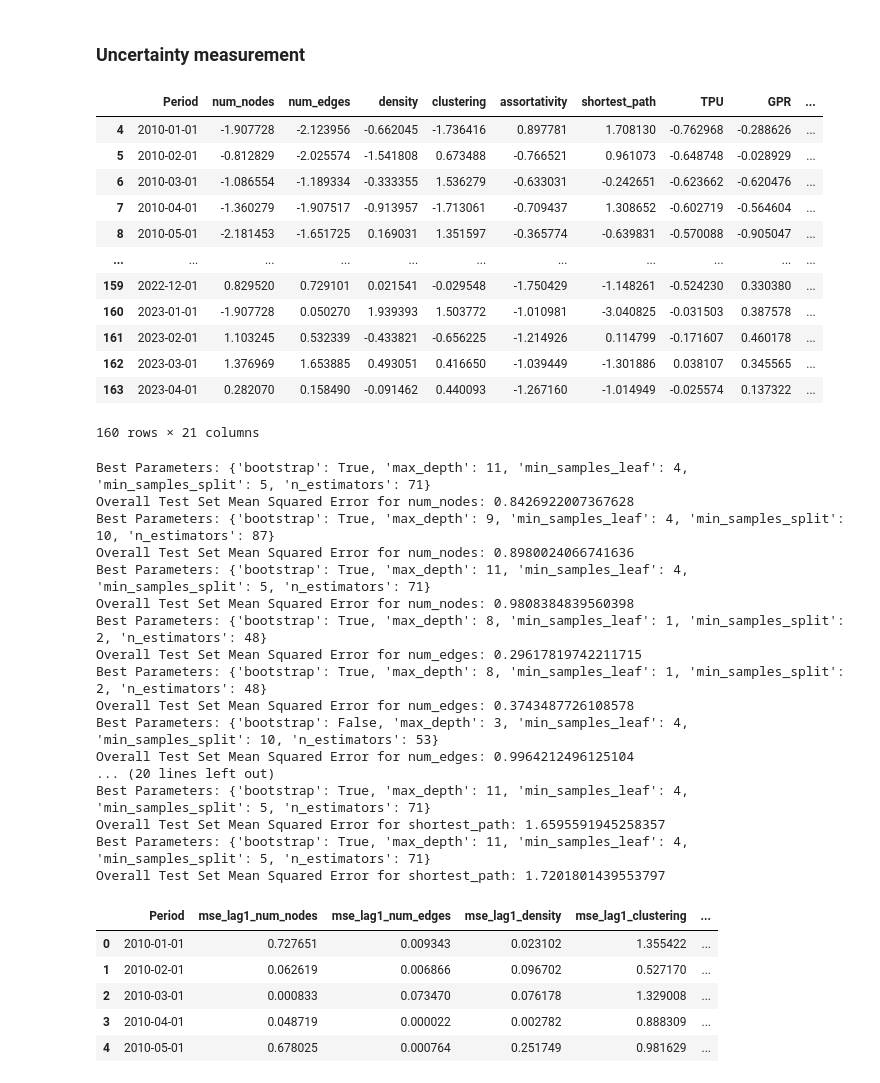
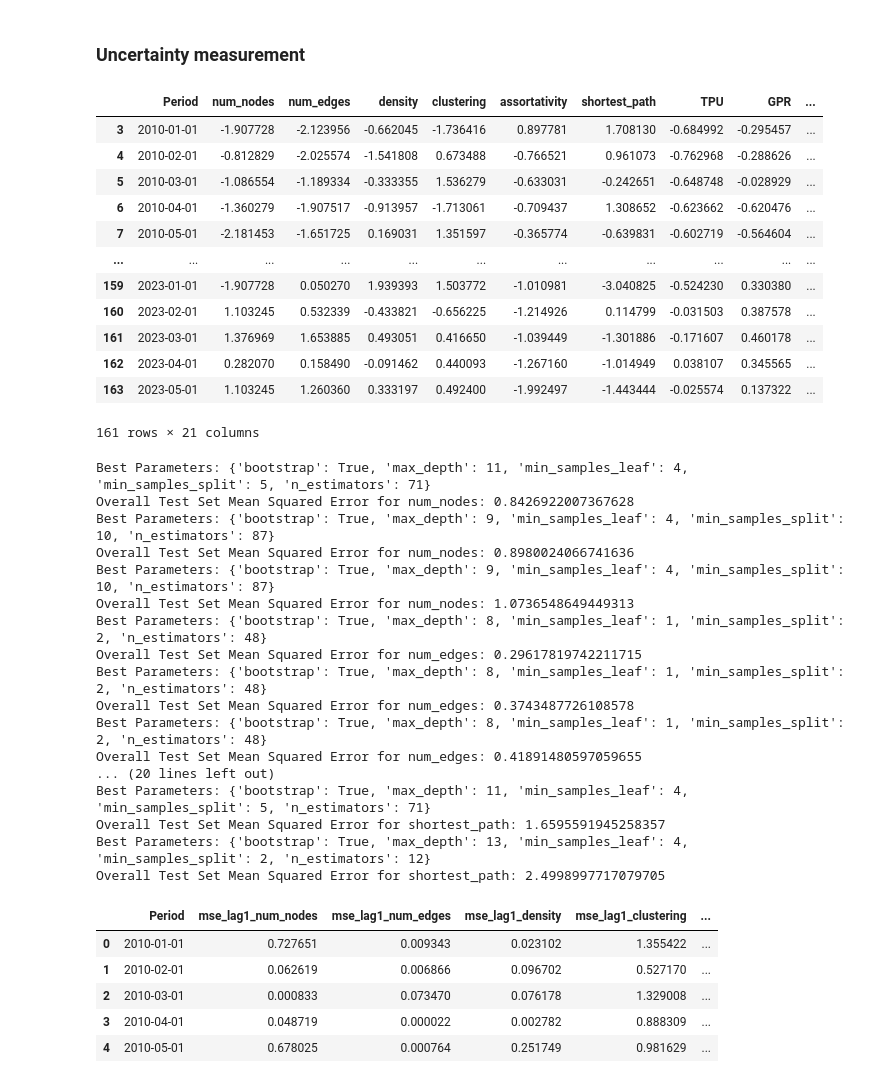
Before and after one commit to Sifan1997/Code_for_thesis, a Jupyter notebook: notebook/2_uncertainty_measurement.ipynb, the cells around one changed output. Drawn from its saved outputs; the diff is of its cells as text; code cells hidden in the pictures.

```diff
--- a/notebook/2_uncertainty_measurement.ipynb
+++ b/notebook/2_uncertainty_measurement.ipynb
@@ -80,39 +80,39 @@ target_columns = ['num_nodes', 'num_edges', 'density', 'clustering', 'assortativ
 # Copy the original DataFrame to avoid modifying the original data
 lag1_df = df.copy()
 lag2_df = df.copy()
-lag4_df = df.copy()
+lag3_df = df.copy()
 
 # Shift target columns by 1, 3, and 6 periods in respective lag DataFrames
 for column in target_columns:
     lag1_df[f'{column}'] = lag1_df[column].shift(1)
     lag2_df[f'{column}'] = lag2_df[column].shift(2)
-    lag4_df[f'{column}'] = lag4_df[column].shift(4)
+    lag3_df[f'{column}'] = lag3_df[column].shift(3)
 
 # Shift the Period column
 lag1_df['Period'] = lag1_df['Period'] - pd.DateOffset(months=1)
 lag2_df['Period'] = lag2_df['Period'] - pd.DateOffset(months=2)
-lag4_df['Period'] = lag4_df['Period'] - pd.DateOffset(months=4)
+lag3_df['Period'] = lag3_df['Period'] - pd.DateOffset(months=3)
 
 # Drop rows with NaN values in lag DataFrames
 lag1_df = lag1_df.dropna()
 lag2_df = lag2_df.dropna()
-lag4_df = lag4_df.dropna()
+lag3_df = lag3_df.dropna()
 # %%
-lag4_df
+lag3_df
 # %% [output]
 |  | Period | num_nodes | num_edges | density | clustering | assortativity | shortest_path | TPU | GPR | ... |
-| 4 | 2010-01-01 | -1.907728 | -2.123956 | -0.662045 | -1.736416 | 0.897781 | 1.708130 | -0.762968 | -0.288626 | ... |
-| 5 | 2010-02-01 | -0.812829 | -2.025574 | -1.541808 | 0.673488 | -0.766521 | 0.961073 | -0.648748 | -0.028929 | ... |
-| 6 | 2010-03-01 | -1.086554 | -1.189334 | -0.333355 | 1.536279 | -0.633031 | -0.242651 | -0.623662 | -0.620476 | ... |
-| 7 | 2010-04-01 | -1.360279 | -1.907517 | -0.913957 | -1.713061 | -0.709437 | 1.308652 | -0.602719 | -0.564604 | ... |
-| 8 | 2010-05-01 | -2.181453 | -1.651725 | 0.169031 | 1.351597 | -0.365774 | -0.639831 | -0.570088 | -0.905047 | ... |
+| 3 | 2010-01-01 | -1.907728 | -2.123956 | -0.662045 | -1.736416 | 0.897781 | 1.708130 | -0.684992 | -0.295457 | ... |
+| 4 | 2010-02-01 | -0.812829 | -2.025574 | -1.541808 | 0.673488 | -0.766521 | 0.961073 | -0.762968 | -0.288626 | ... |
+| 5 | 2010-03-01 | -1.086554 | -1.189334 | -0.333355 | 1.536279 | -0.633031 | -0.242651 | -0.648748 | -0.028929 | ... |
+| 6 | 2010-04-01 | -1.360279 | -1.907517 | -0.913957 | -1.713061 | -0.709437 | 1.308652 | -0.623662 | -0.620476 | ... |
+| 7 | 2010-05-01 | -2.181453 | -1.651725 | 0.169031 | 1.351597 | -0.365774 | -0.639831 | -0.602719 | -0.564604 | ... |
 | ... | ... | ... | ... | ... | ... | ... | ... | ... | ... | ... |
-| 159 | 2022-12-01 | 0.829520 | 0.729101 | 0.021541 | -0.029548 | -1.750429 | -1.148261 | -0.524230 | 0.330380 | ... |
-| 160 | 2023-01-01 | -1.907728 | 0.050270 | 1.939393 | 1.503772 | -1.010981 | -3.040825 | -0.031503 | 0.387578 | ... |
-| 161 | 2023-02-01 | 1.103245 | 0.532339 | -0.433821 | -0.656225 | -1.214926 | 0.114799 | -0.171607 | 0.460178 | ... |
-| 162 | 2023-03-01 | 1.376969 | 1.653885 | 0.493051 | 0.416650 | -1.039449 | -1.301886 | 0.038107 | 0.345565 | ... |
-| 163 | 2023-04-01 | 0.282070 | 0.158490 | -0.091462 | 0.440093 | -1.267160 | -1.014949 | -0.025574 | 0.137322 | ... |
+| 159 | 2023-01-01 | -1.907728 | 0.050270 | 1.939393 | 1.503772 | -1.010981 | -3.040825 | -0.524230 | 0.330380 | ... |
+| 160 | 2023-02-01 | 1.103245 | 0.532339 | -0.433821 | -0.656225 | -1.214926 | 0.114799 | -0.031503 | 0.387578 | ... |
+| 161 | 2023-03-01 | 1.376969 | 1.653885 | 0.493051 | 0.416650 | -1.039449 | -1.301886 | -0.171607 | 0.460178 | ... |
+| 162 | 2023-04-01 | 0.282070 | 0.158490 | -0.091462 | 0.440093 | -1.267160 | -1.014949 | 0.038107 | 0.345565 | ... |
+| 163 | 2023-05-01 | 1.103245 | 1.260360 | 0.333197 | 0.492400 | -1.992497 | -1.443444 | -0.025574 | 0.137322 | ... |
-160 rows × 21 columns
+161 rows × 21 columns
 # %%
 # ['TPU', 'GPR', 'CORESA', 'CPTOTSAXN', 'DPANUSSPB', 'DXGSRMRCHSACD','DMGSRMRCHSACD', 'IPTOTSAKD', 'IMPCOV', 'NEER', 'REER', 'RETSALESSA', 'TOTRESV', 'UNEMPSA_', 'GEPU']
 #features = df.columns[[7,8,9,10,11,14,15,16,17,18,20,21]]
@@ -178,13 +178,13 @@ mse_per_column_dict = {}
 for column in columns_to_calculate_mse:
     lag1_mse = calculate_mse_per_period(lag1_df, target_column=column)
     lag2_mse = calculate_mse_per_period(lag2_df, target_column=column)
-    lag4_mse = calculate_mse_per_period(lag4_df, target_column=column)
+    lag3_mse = calculate_mse_per_period(lag3_df, target_column=column)
 
     # Merge the MSE DataFrames on the 'period' column
-    merged_mse_df = lag1_mse.merge(lag2_mse, on='Period').merge(lag4_mse, on='Period')
+    merged_mse_df = lag1_mse.merge(lag2_mse, on='Period').merge(lag3_mse, on='Period')
 
     # Rename the columns to include the column name and lag
-    merged_mse_df.columns = ['Period', f'mse_lag1_{column}', f'mse_lag2_{column}', f'mse_lag4_{column}']
+    merged_mse_df.columns = ['Period', f'mse_lag1_{column}', f'mse_lag2_{column}', f'mse_lag3_{column}']
 
     # Store the MSE DataFrame for the current column in the dictionary
     mse_per_column_dict[column] = merged_mse_df
@@ -192,30 +192,30 @@ for column in columns_to_calculate_mse:
 # Create separate DataFrames for each lag
 lag1_mse = pd.concat([mse_df[f'mse_lag1_{column}'] for column, mse_df in mse_per_column_dict.items()], axis=1)
 lag2_mse = pd.concat([mse_df[f'mse_lag2_{column}'] for column, mse_df in mse_per_column_dict.items()], axis=1)
-lag4_mse = pd.concat([mse_df[f'mse_lag4_{column}'] for column, mse_df in mse_per_column_dict.items()], axis=1)
+lag3_mse = pd.concat([mse_df[f'mse_lag3_{column}'] for column, mse_df in mse_per_column_dict.items()], axis=1)
 
 # Include the 'period' column in the resulting DataFrames
 lag1_mse.insert(0, 'Period', mse_per_column_dict[columns_to_calculate_mse[0]]['Period'])
 lag2_mse.insert(0, 'Period', mse_per_column_dict[columns_to_calculate_mse[0]]['Period'])
-lag4_mse.insert(0, 'Period', mse_per_column_dict[columns_to_calculate_mse[0]]['Period'])
+lag3_mse.insert(0, 'Period', mse_per_column_dict[columns_to_calculate_mse[0]]['Period'])
 # %% [output]
 Best Parameters: {'bootstrap': True, 'max_depth': 11, 'min_samples_leaf': 4, 'min_samples_split': 5, 'n_estimators': 71}
 Overall Test Set Mean Squared Error for num_nodes: 0.8426922007367628
 Best Parameters: {'bootstrap': True, 'max_depth': 9, 'min_samples_leaf': 4, 'min_samples_split': 10, 'n_estimators': 87}
 Overall Test Set Mean Squared Error for num_nodes: 0.8980024066741636
-Best Parameters: {'bootstrap': True, 'max_depth': 11, 'min_samples_leaf': 4, 'min_samples_split': 5, 'n_estimators': 71}
-Overall Test Set Mean Squared Error for num_nodes: 0.9808384839560398
+Best Parameters: {'bootstrap': True, 'max_depth': 9, 'min_samples_leaf': 4, 'min_samples_split': 10, 'n_estimators': 87}
+Overall Test Set Mean Squared Error for num_nodes: 1.0736548649449313
 Best Parameters: {'bootstrap': True, 'max_depth': 8, 'min_samples_leaf': 1, 'min_samples_split': 2, 'n_estimators': 48}
 Overall Test Set Mean Squared Error for num_edges: 0.29617819742211715
 Best Parameters: {'bootstrap': True, 'max_depth': 8, 'min_samples_leaf': 1, 'min_samples_split': 2, 'n_estimators': 48}
 Overall Test Set Mean Squared Error for num_edges: 0.3743487726108578
-Best Parameters: {'bootstrap': False, 'max_depth': 3, 'min_samples_leaf': 4, 'min_samples_split': 10, 'n_estimators': 53}
-Overall Test Set Mean Squared Error for num_edges: 0.9964212496125104
+Best Parameters: {'bootstrap': True, 'max_depth': 8, 'min_samples_leaf': 1, 'min_samples_split': 2, 'n_estimators': 48}
+Overall Test Set Mean Squared Error for num_edges: 0.41891480597059655
 ... (20 lines left out)
 Best Parameters: {'bootstrap': True, 'max_depth': 11, 'min_samples_leaf': 4, 'min_samples_split': 5, 'n_estimators': 71}
 Overall Test Set Mean Squared Error for shortest_path: 1.6595591945258357
-Best Parameters: {'bootstrap': True, 'max_depth': 11, 'min_samples_leaf': 4, 'min_samples_split': 5, 'n_estimators': 71}
-Overall Test Set Mean Squared Error for shortest_path: 1.7201801439553797
+Best Parameters: {'bootstrap': True, 'max_depth': 13, 'min_samples_leaf': 4, 'min_samples_split': 2, 'n_estimators': 12}
+Overall Test Set Mean Squared Error for shortest_path: 2.4998997717079705
 # %%
 lag1_mse.head()
 # %% [output]
```
Also changed, not shown: parts of 7 cells of this notebook, 17 other files.
